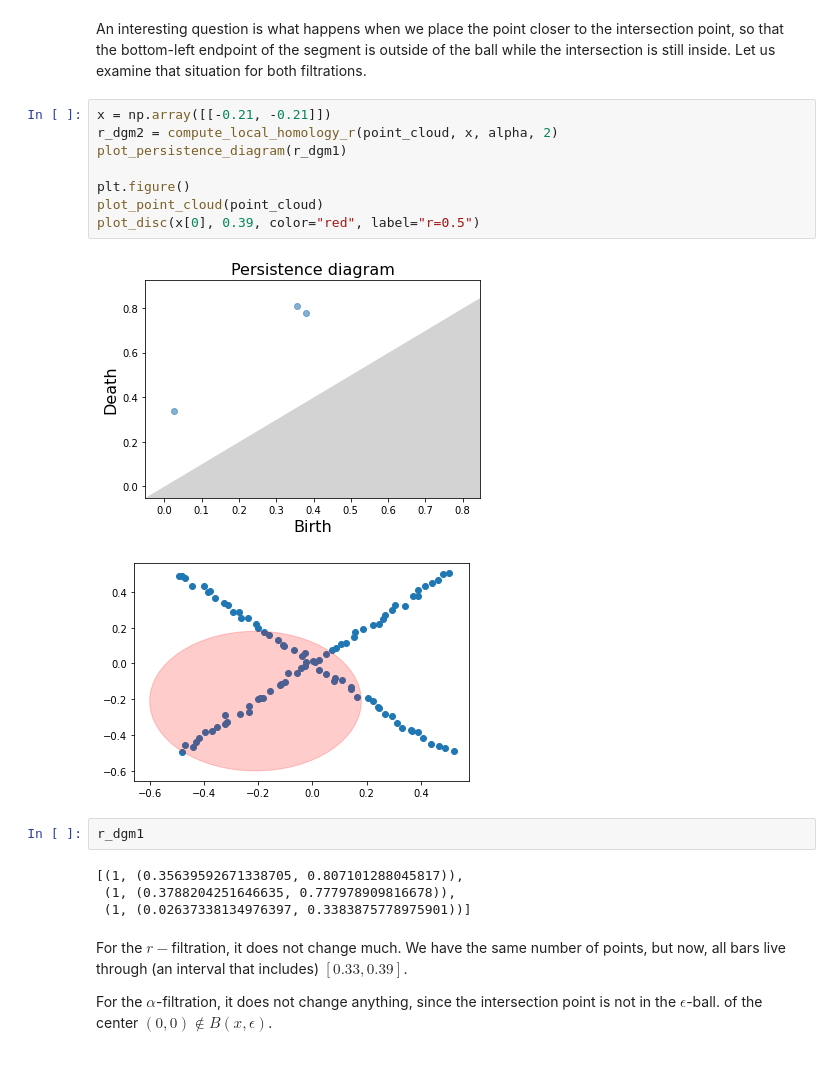
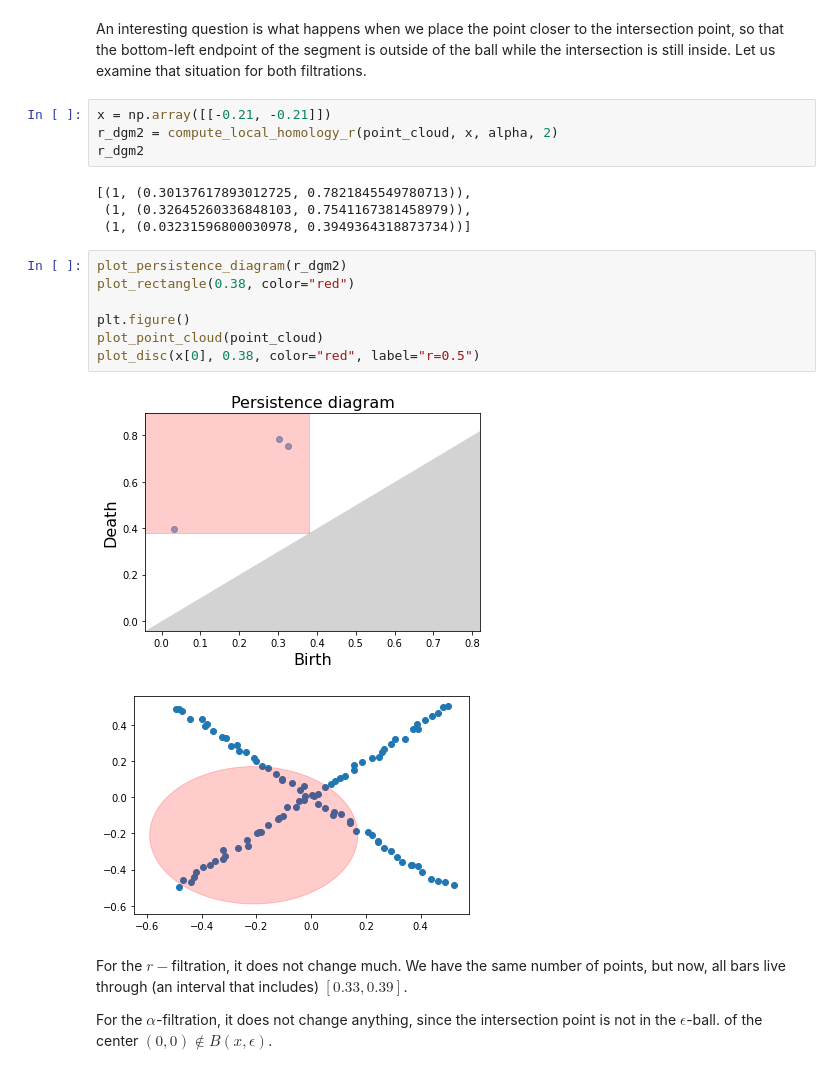
Before and after one commit to wreise/local_homology, a Jupyter notebook: notebooks/Tutorial.ipynb, the cells around one changed output. Drawn from its saved outputs; the diff is of its cells as text.

```diff
--- a/notebooks/Tutorial.ipynb
+++ b/notebooks/Tutorial.ipynb
@@ -130,22 +137,23 @@ plt.legend()
 # %% [markdown]
 An interesting question is what happens when we place the point closer to the intersection point, so that the bottom-left endpoint of the segment is outside of the ball while the intersection is still inside. Let us examine that situation for both filtrations.
+# %%
+x = np.array([[-0.21, -0.21]])
+r_dgm2 = compute_local_homology_r(point_cloud, x, alpha, 2)
+r_dgm2
+# %% [output]
+[(1, (0.30137617893012725, 0.7821845549780713)),
+ (1, (0.32645260336848103, 0.7541167381458979)),
+ (1, (0.03231596800030978, 0.3949364318873734))]
 # %%
-x = np.array([[-0.21, -0.21]])
-r_dgm2 = compute_local_homology_r(point_cloud, x, alpha, 2)
-plot_persistence_diagram(r_dgm1)
+plot_persistence_diagram(r_dgm2)
+plot_rectangle(0.38, color="red")
 
 plt.figure()
 plot_point_cloud(point_cloud)
-plot_disc(x[0], 0.39, color="red", label="r=0.5")
+plot_disc(x[0], 0.38, color="red", label="r=0.5")
 # %% [output]
-[figure, old version]
+[figure, new version]
-[figure, old version]
+[figure, new version]
-# %%
-r_dgm1
-# %% [output]
-[(1, (0.35639592671338705, 0.807101288045817)),
- (1, (0.3788204251646635, 0.777978909816678)),
- (1, (0.02637338134976397, 0.3383875778975901))]
 # %% [markdown]
 For the $r-$filtration, it does not change much. We have the same number of points, but now, all bars live through (an interval that includes) $[0.33, 0.39]$.
 
```
Also changed, not shown: parts of 20 cells of this notebook, 2 other files.
